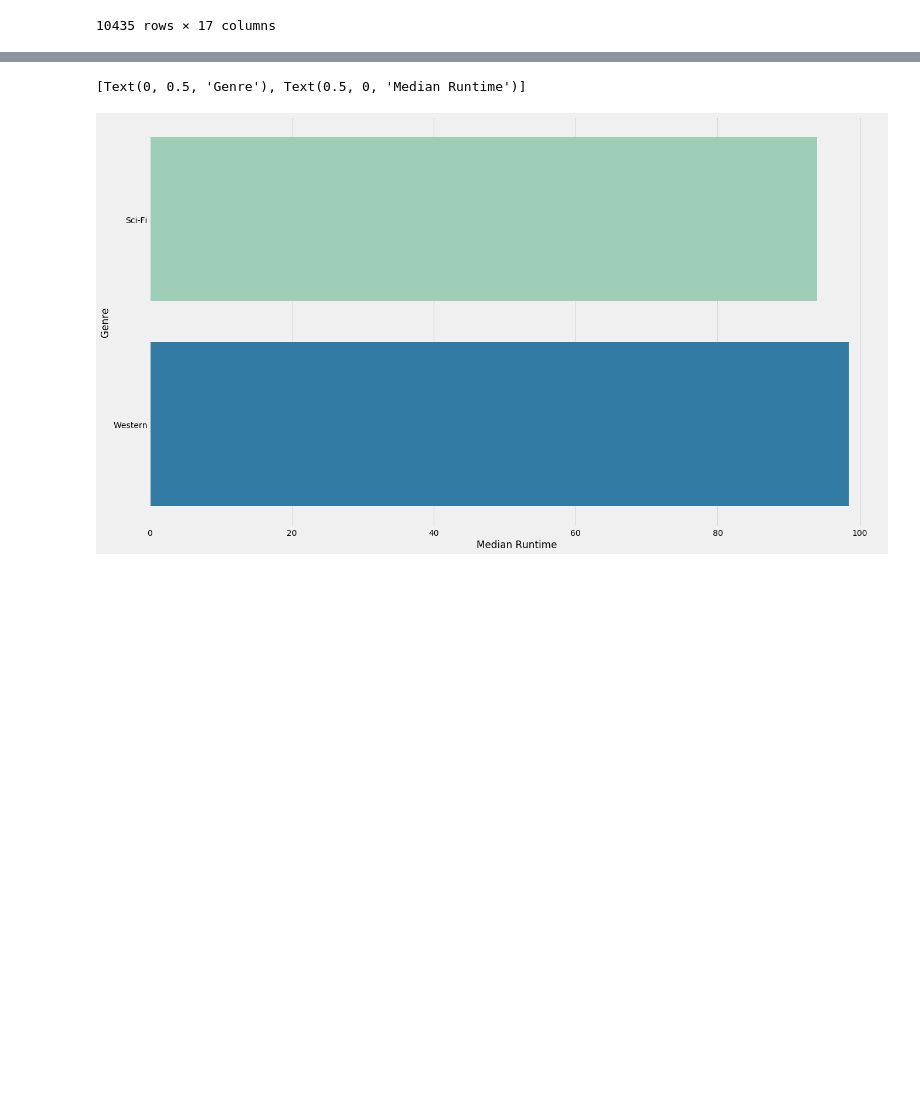
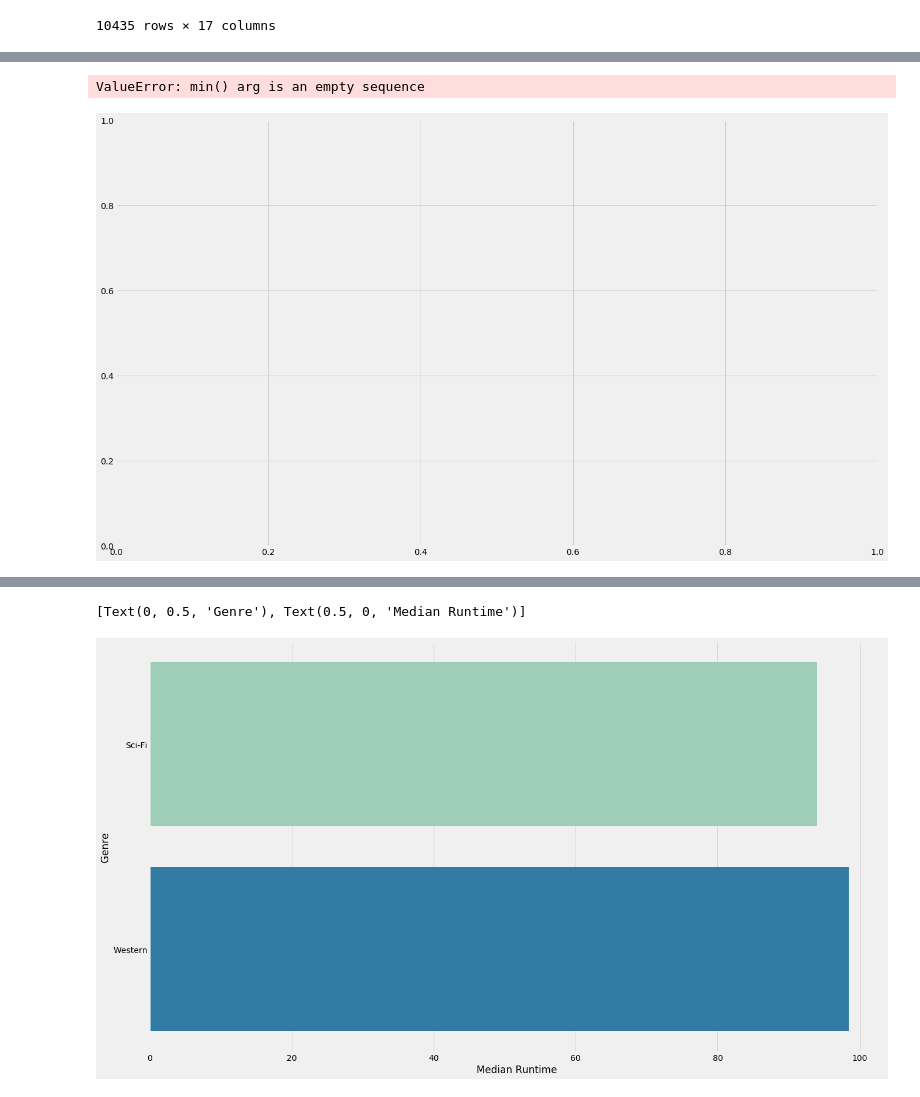
Before and after one commit to cmf-datasci/module1_project, a Jupyter notebook: Working-Sheet_vFriAM.ipynb, the cells around one changed output, grey strips where cells are left out. Saved outputs shown, nothing was run; the diff lists cells and outputs as text; code cells hidden in the pictures; blank space fills up the shorter version.

```diff
--- a/Working-Sheet_vFriAM.ipynb
+++ b/Working-Sheet_vFriAM.ipynb
@@ -555,3 +598,27 @@ plt.show()
+# %%
+# Create a Subset
+
+dummy_1 = dummy.loc[
+    (dummy['genres_x']=='Documentary') |
+    (dummy['genres_x']=='Musical') |
+    (dummy['genres_x']=='Drama') |
+    (dummy['genres_x']=='Action') |
+    (dummy['genres_x']=='Adventure') |
+    (dummy['genres_x']=='Animation')
+]
+# %%
+#Create Boxplot Data
+
+
+f, ax = plt.subplots(figsize=(20,12))
+plt.style.use('fivethirtyeight')
+sns.color_palette("YlGnBu", 10)
+sns.boxplot(dummy_1['genres_x'],dummy_1['popularity'], palette='YlGnBu')
+ax.set(xlabel='Genre', ylabel='Average TMDB Popularity Rating')
+ax.set_xticklabels(ax.get_xticklabels(), rotation=45, horizontalalignment='right')
+# %% [output]
+ValueError: min() arg is an empty sequence
+[figure, added]
 # %%
 sns.lmplot('worldwide_gross','averagerating_imdb', test_combo)
 # %% [output]
```
Also changed, not shown: parts of 39 cells of this notebook.
